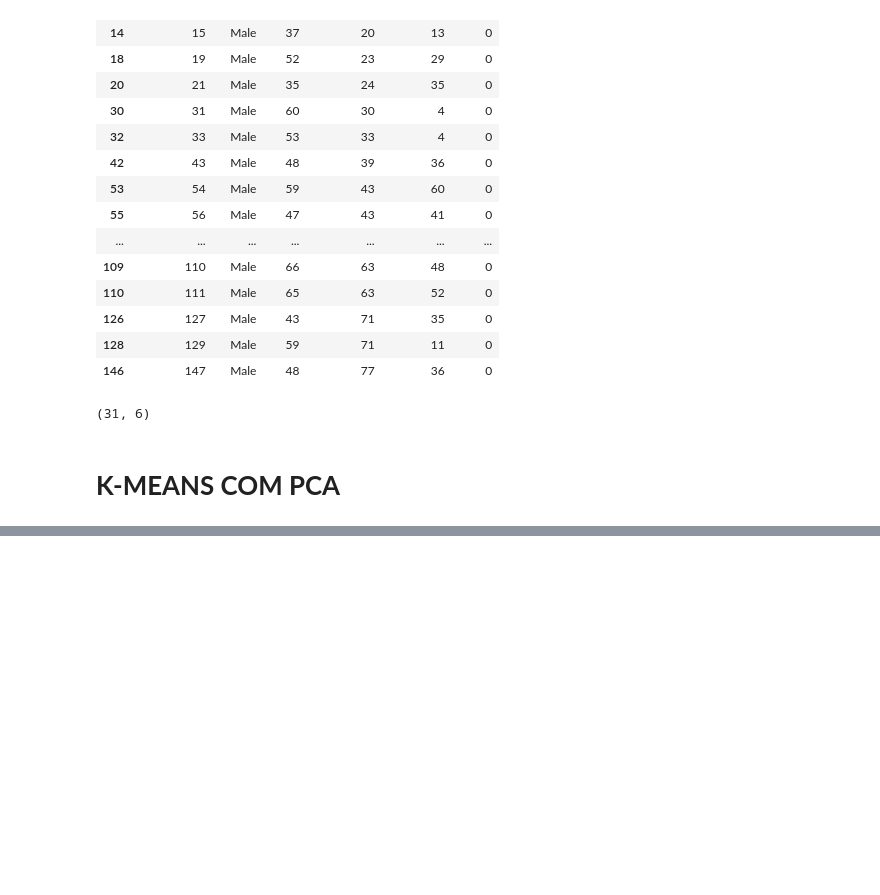
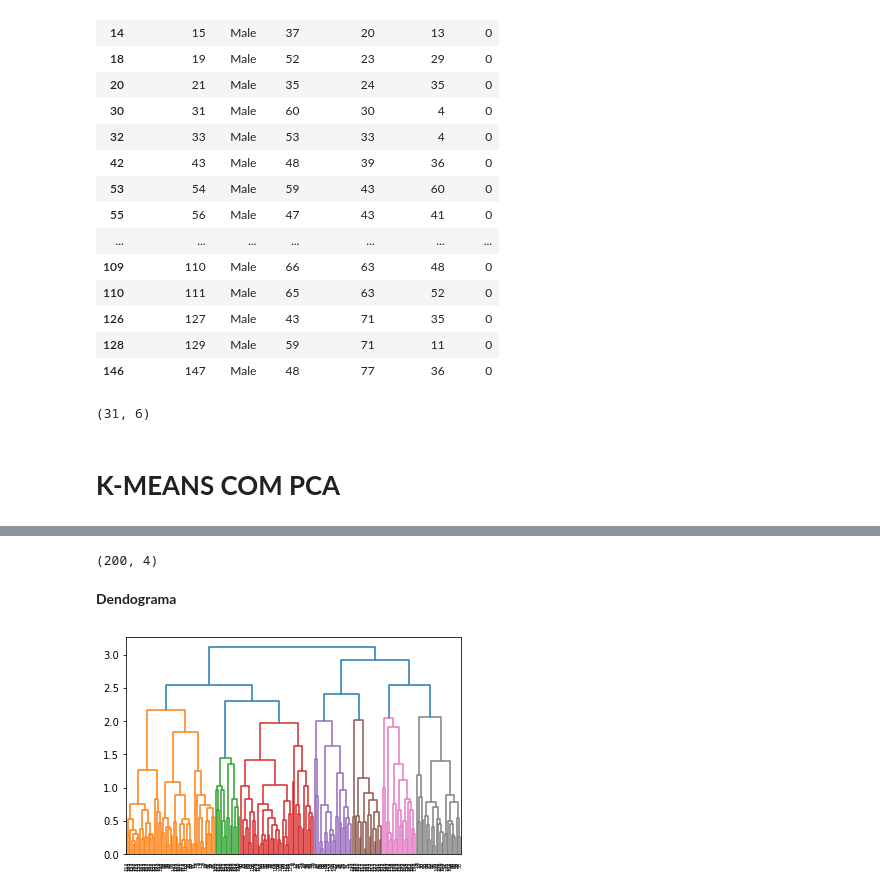
Before and after one commit to JessicaPortilio/Machine_Learning_Python, a Jupyter notebook: AprendizadoNaoSupervisionado_Agrupamento/AprendizadoNaoSupervisionado_Agrupamento.ipynb, the cells around one changed output, grey strips where cells are left out. Cells and saved outputs as stored; diff of their text form; code cells hidden in the pictures; blank space fills up the shorter version.

```diff
--- a/AprendizadoNaoSupervisionado_Agrupamento/AprendizadoNaoSupervisionado_Agrupamento.ipynb
+++ b/AprendizadoNaoSupervisionado_Agrupamento/AprendizadoNaoSupervisionado_Agrupamento.ipynb
@@ -602,0 +1007,6 @@ grupo0.shape
+# %%
+df2_esc.shape
+# %% [output]
+(200, 4)
+# %% [markdown]
+**Dendograma**
@@ -602,0 +1016,4 @@ grupo0.shape
+# %%
+dendrograma = dendrogram(linkage(df2_esc, method = 'average'))
+# %% [output]
+[figure, added]
```
Also changed, not shown: parts of 187 cells of this notebook, 1 other file.
